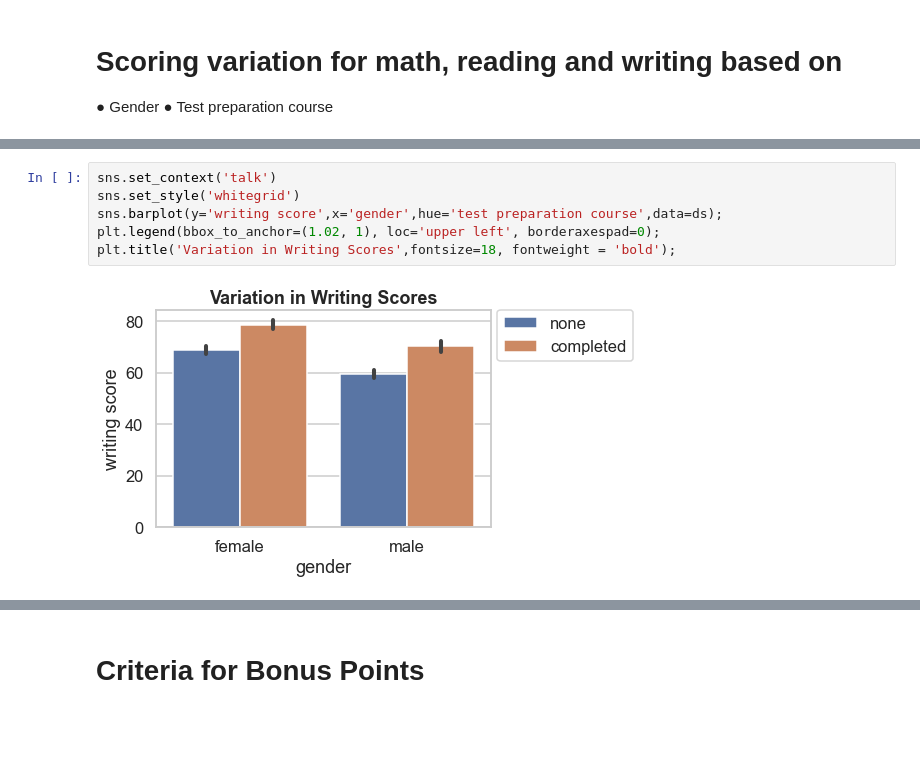
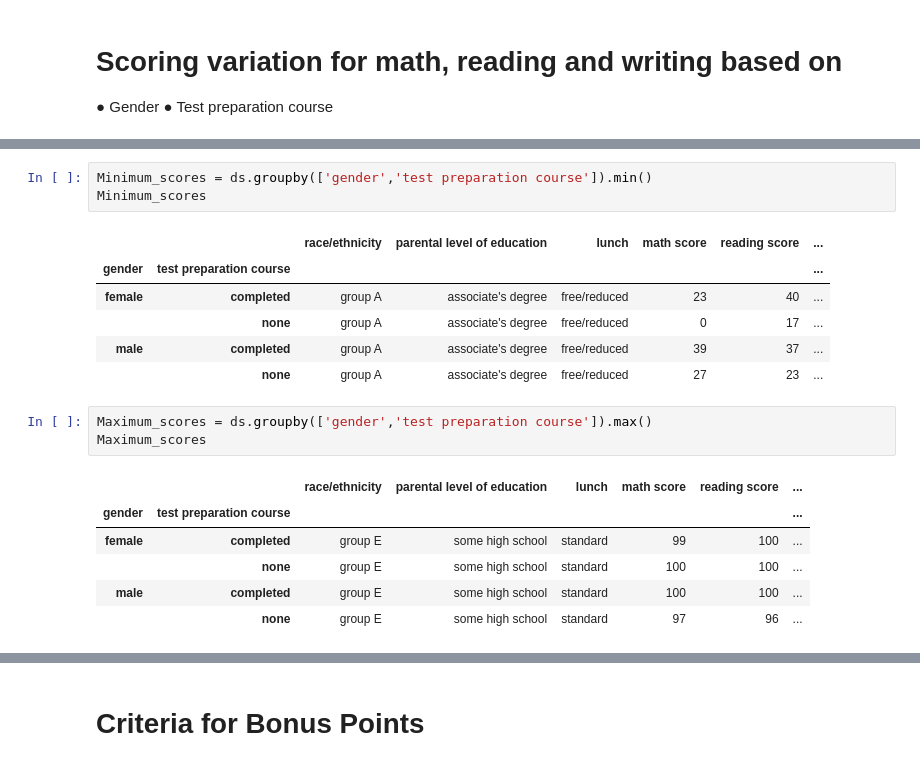
Before and after one commit to 22041998/DSA-case-studies, a Jupyter notebook: Case study-2 (Measures of Central Tendency).ipynb, the cells around one changed output, grey strips where cells are left out. Drawn from its saved outputs; the diff is of its cells as text; blank space fills up the shorter version.

```diff
--- a/Case study-2 (Measures of Central Tendency).ipynb
+++ b/Case study-2 (Measures of Central Tendency).ipynb
@@ -114,8 +88,20 @@ plt.title('Variation in Reading Scores',fontsize=20);
-# %%
-sns.set_context('talk')
-sns.set_style('whitegrid')
-sns.barplot(y='writing score',x='gender',hue='test preparation course',data=ds);
-plt.legend(bbox_to_anchor=(1.02, 1), loc='upper left', borderaxespad=0);
-plt.title('Variation in Writing Scores',fontsize=18, fontweight = 'bold');
-# %% [output]
-[figure, removed]
+# %%
+Minimum_scores = ds.groupby(['gender','test preparation course']).min()
+Minimum_scores
+# %% [output]
+|  |  | race/ethnicity | parental level of education | lunch | math score | reading score | ... |
+| gender | test preparation course |  |  |  |  |  | ... |
+| female | completed | group A | associate's degree | free/reduced | 23 | 40 | ... |
+|  | none | group A | associate's degree | free/reduced | 0 | 17 | ... |
+| male | completed | group A | associate's degree | free/reduced | 39 | 37 | ... |
+|  | none | group A | associate's degree | free/reduced | 27 | 23 | ... |
+# %%
+Maximum_scores = ds.groupby(['gender','test preparation course']).max()
+Maximum_scores
+# %% [output]
+|  |  | race/ethnicity | parental level of education | lunch | math score | reading score | ... |
+| gender | test preparation course |  |  |  |  |  | ... |
+| female | completed | group E | some high school | standard | 99 | 100 | ... |
+|  | none | group E | some high school | standard | 100 | 100 | ... |
+| male | completed | group E | some high school | standard | 100 | 100 | ... |
+|  | none | group E | some high school | standard | 97 | 96 | ... |
```
Also changed, not shown: parts of 11 cells of this notebook.
